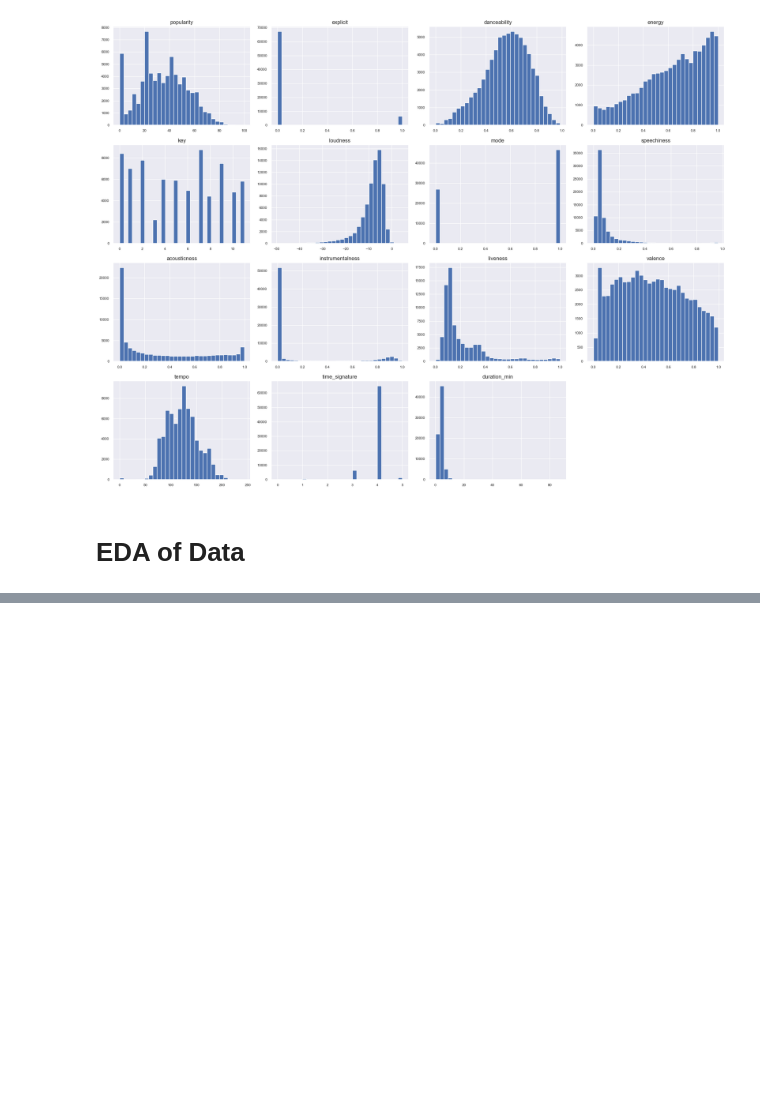
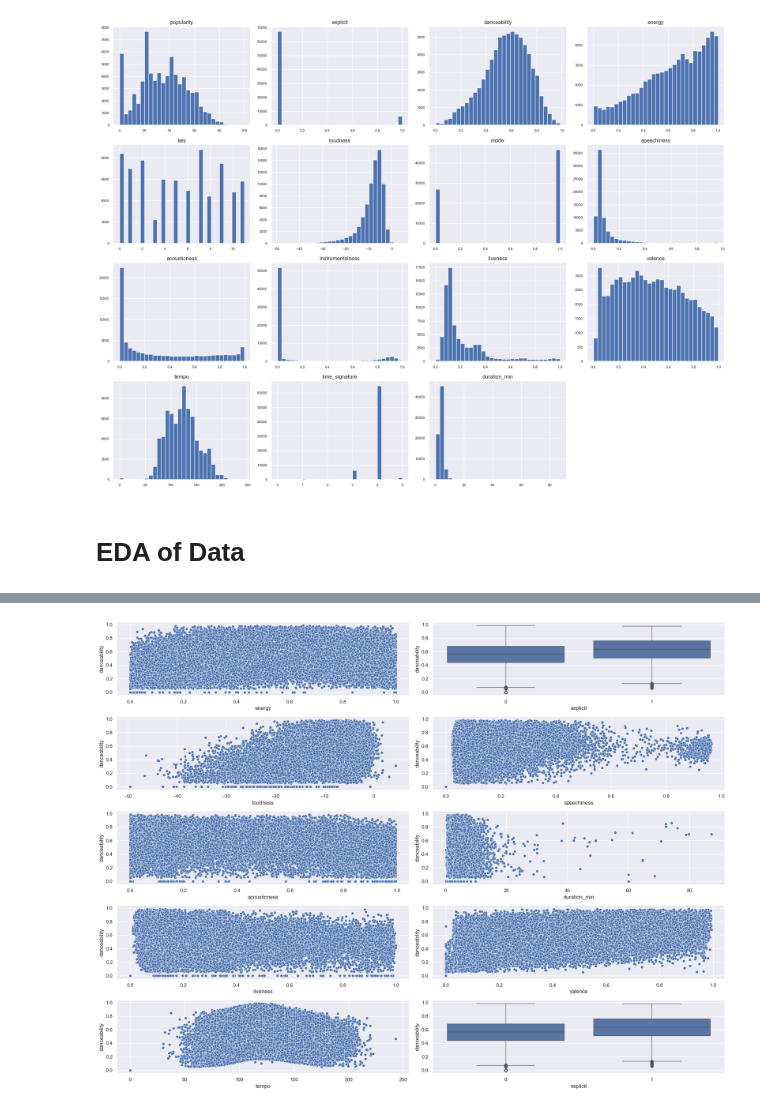
Before and after one commit to KyleMcQ/Data-Analysis-Visualisation---Spotify, a Jupyter notebook: Spotify_DAV.ipynb, the cells around one changed output, grey strips where cells are left out. Saved outputs shown, nothing was run; the diff lists cells and outputs as text; code cells hidden in the pictures; blank space fills up the shorter version.

Commit message:
🧐 Exploration of Danceability

```diff
--- a/Spotify_DAV.ipynb
+++ b/Spotify_DAV.ipynb
@@ -222,0 +227,16 @@ plt.show()
+# %%
+# Series of Plots for danceability
+fig, ax = plt.subplots(5, 2, figsize=(20, 15))
+sns.scatterplot(x='energy', y='danceability', data=data, ax=ax[0, 0])
+sns.boxplot(x='explicit', y='danceability', data=data, ax=ax[0, 1])
+sns.scatterplot(x='loudness', y='danceability', data=data, ax=ax[1, 0])
+sns.scatterplot(x='speechiness', y='danceability', data=data, ax=ax[1, 1])
+sns.scatterplot(x='acousticness', y='danceability', data=data, ax=ax[2, 0])
+sns.scatterplot(x='duration_min', y='danceability', data=data, ax=ax[2, 1])
+sns.scatterplot(x='liveness', y='danceability', data=data, ax=ax[3, 0])
+sns.scatterplot(x='valence', y='danceability', data=data, ax=ax[3, 1])
+sns.scatterplot(x='tempo', y='danceability', data=data, ax=ax[4, 0])
+sns.boxplot(x='explicit', y='danceability', data=data, ax=ax[4, 1])
+plt.tight_layout()
+# %% [output]
+[figure, added]
```
Also changed, not shown: parts of 1 cell of this notebook.
